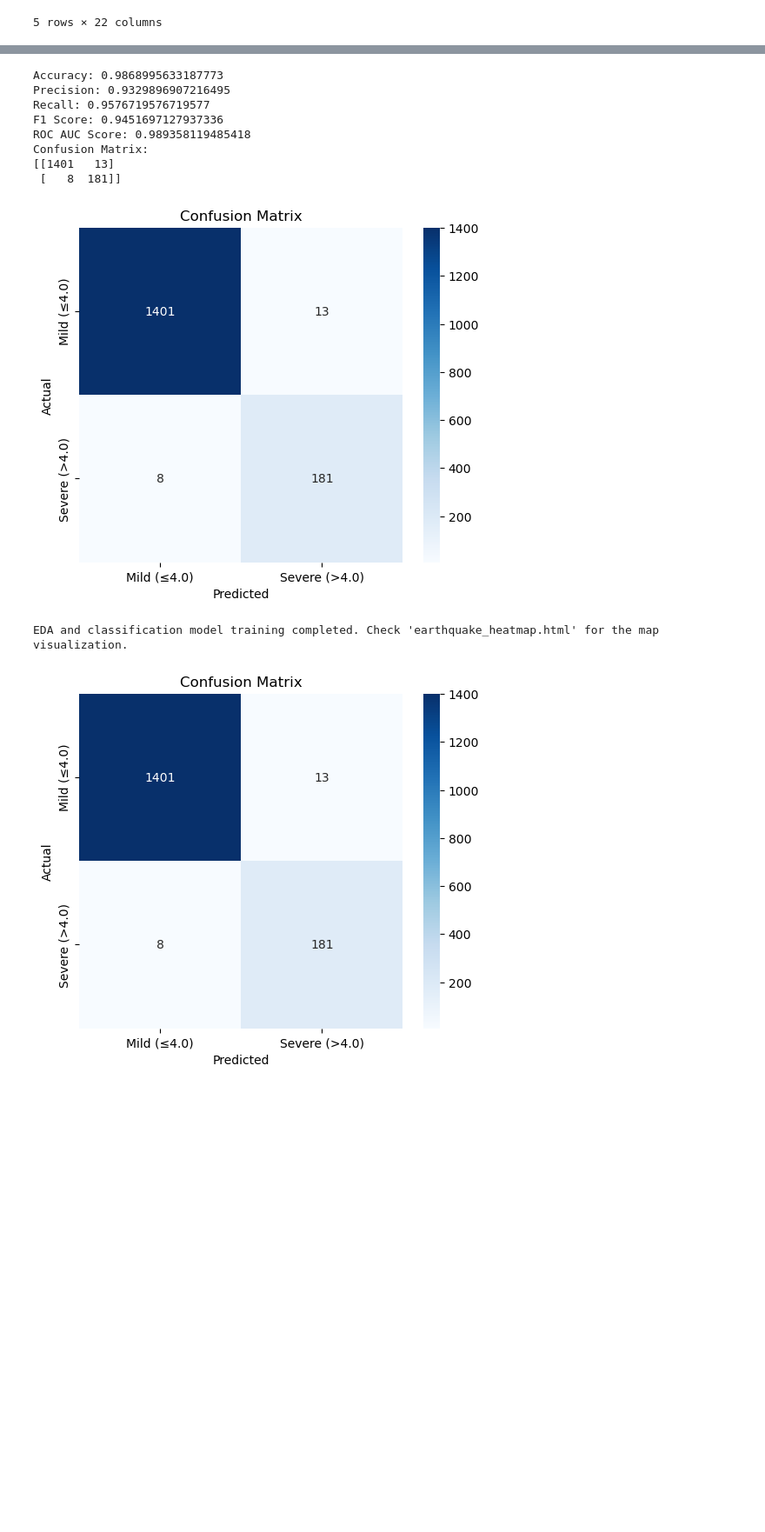
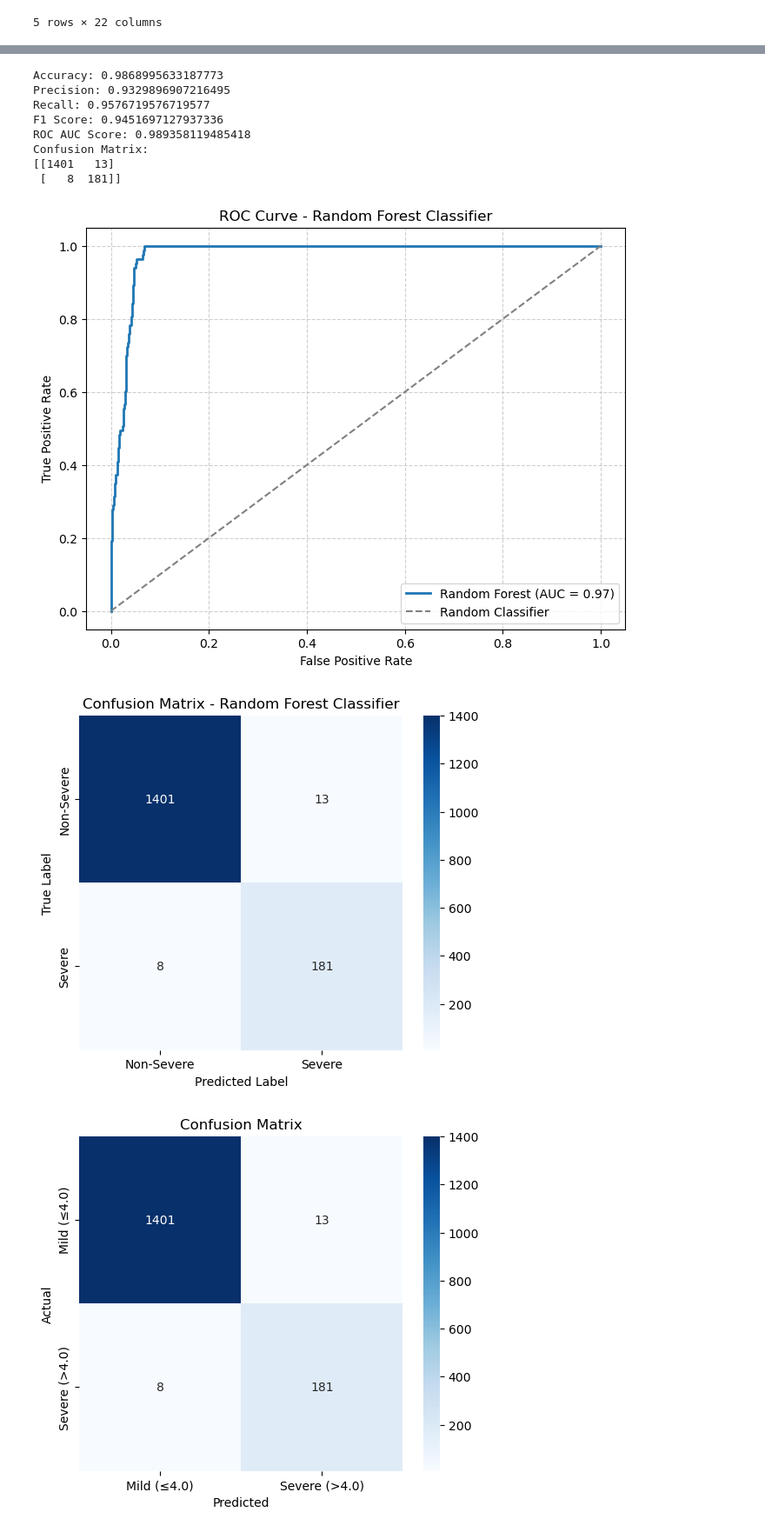
Before and after one commit to blasterniraj/disaster_prediction, a Jupyter notebook: Earthquake/1st.ipynb, the cells around one changed output, grey strips where cells are left out. Shown at 87% size. Cells and saved outputs as stored; diff of their text form; code cells hidden in the pictures; blank space fills up the shorter version.

```diff
--- a/Earthquake/1st.ipynb
+++ b/Earthquake/1st.ipynb
@@ -65,33 +64,26 @@ from sklearn.metrics import accuracy_score, precision_score, recall_score, f1_sc
 import numpy as np
 import seaborn as sns
 
-# Load dataset
 df = pd.read_csv("cleaned_earthquake_data.csv")
 
-# Convert 'time' to datetime format
 df['time'] = pd.to_datetime(df['time'],  format='mixed')
 
-# Convert magnitude into binary classification (Mild ≤4.0, Severe >4.0)
 df['severity'] = np.where(df['mag'] > 4.0, 1, 0)
 
-# Feature selection
 features = ['latitude', 'longitude', 'depth', 'gap', 'dmin', 'rms']
 target = 'severity'
 X = df[features]
 y = df[target]
 
-# Normalize the features
 scaler = StandardScaler()
 X_scaled = scaler.fit_transform(X)
 
-# Split data into training and test sets
 X_train, X_test, y_train, y_test = train_test_split(X_scaled, y, test_size=0.2, random_state=42)
 
-# Train a Random Forest Classifier
 model = RandomForestClassifier(n_estimators=100, random_state=42)
 model.fit(X_train, y_train)
 
-# Predict and evaluate
+
 y_pred = model.predict(X_test)
 y_prob = model.predict_proba(X_test)[:, 1]
 
@@ -109,34 +101,6 @@ print(f"F1 Score: {f1}")
 print(f"ROC AUC Score: {roc_auc}")
 print("Confusion Matrix:")
 print(conf_matrix)
-
-# # Plot ROC Curve
-# fpr, tpr, _ = roc_curve(y_test, y_prob)
-# plt.figure(figsize=(8, 6))
-# plt.plot(fpr, tpr, color='blue', label=f'ROC Curve (AUC = {roc_auc:.2f}')
-# plt.plot([0, 1], [0, 1], linestyle='--', color='gray')
-# plt.xlabel("False Positive Rate")
-# plt.ylabel("True Positive Rate")
-# plt.title("ROC Curve")
-# plt.legend()
-# plt.show()
-
-# Plot Confusion Matrix
-plt.figure(figsize=(6, 5))
-sns.heatmap(conf_matrix, annot=True, fmt='d', cmap='Blues', xticklabels=['Mild (≤4.0)', 'Severe (>4.0)'], yticklabels=['Mild (≤4.0)', 'Severe (>4.0)'])
-plt.xlabel("Predicted")
-plt.ylabel("Actual")
-plt.title("Confusion Matrix")
-plt.show()
-
-
-# Geospatial heatmap of earthquakes
-m = folium.Map(location=[df['latitude'].mean(), df['longitude'].mean()], zoom_start=3)
-heat_data = list(zip(df['latitude'], df['longitude'], df['mag']))
-HeatMap(heat_data).add_to(m)
-m.save("earthquake_heatmap.html")
-
-print("EDA and classification model training completed. Check 'earthquake_heatmap.html' for the map visualization.")
 # %% [output]
 Accuracy: 0.9868995633187773
 Precision: 0.9329896907216495
@@ -146,8 +110,32 @@ ROC AUC Score: 0.989358119485418
 Confusion Matrix:
 [[1401   13]
  [   8  181]]
-[figure, removed]
-EDA and classification model training completed. Check 'earthquake_heatmap.html' for the map visualization.
+# %%
+# Plot ROC Curve
+fpr, tpr, _ = roc_curve(y_test, y_prob)
+
+plt.figure(figsize=(8, 6))
+plt.plot(fpr, tpr, linestyle='-', linewidth=2, label=f'Random Forest (AUC = {roc_auc:.2f})')
+plt.plot([0, 1], [0, 1], linestyle='--', color='gray', label="Random Classifier")
+
+plt.xlabel("False Positive Rate")
+plt.ylabel("True Positive Rate")
+plt.title("ROC Curve - Random Forest Classifier")
+plt.legend()
+plt.grid(True, linestyle='--', alpha=0.6)
+plt.show()
+
+# Plot Confusion Matrix
+plt.figure(figsize=(6, 5))
+sns.heatmap(conf_matrix, annot=True, fmt="d", cmap="Blues", xticklabels=["Non-Severe", "Severe"], yticklabels=["Non-Severe", "Severe"])
+
+plt.xlabel("Predicted Label")
+plt.ylabel("True Label")
+plt.title("Confusion Matrix - Random Forest Classifier")
+plt.show()
+# %% [output]
+[figure, added]
+[figure, added]
 # %%
 # Plot Confusion Matrix
 plt.figure(figsize=(6, 5))
```
Also changed, not shown: parts of 4 cells of this notebook, 1 other file.
